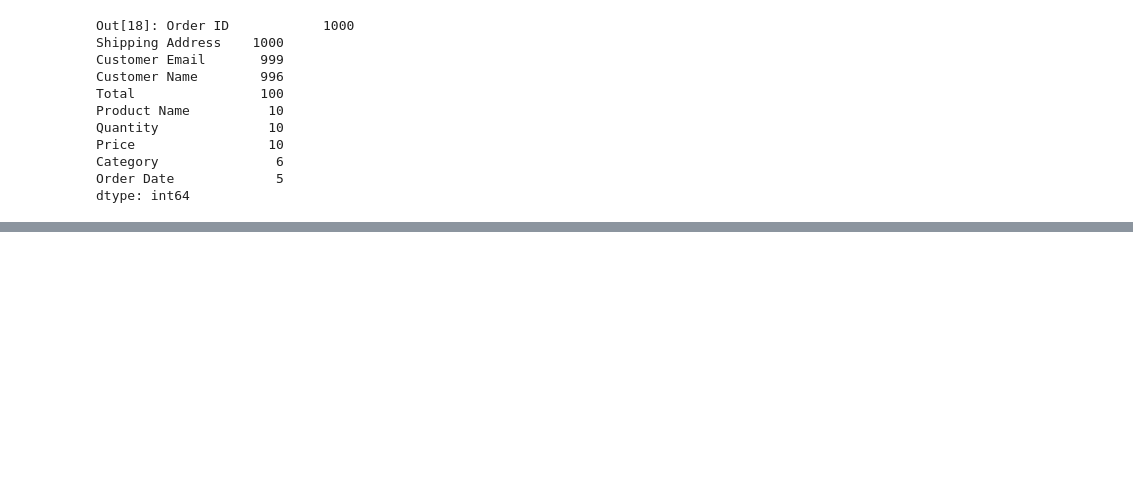
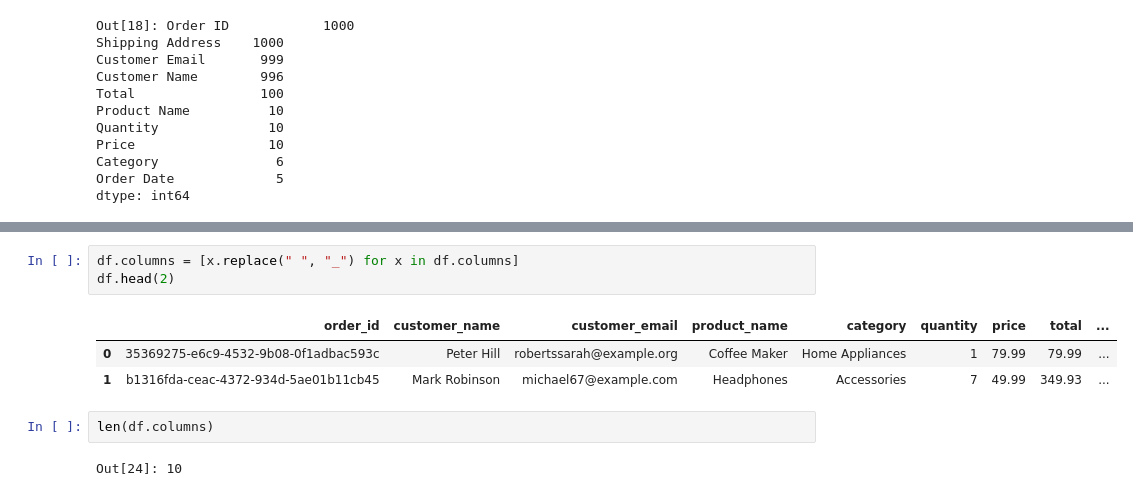
Before and after one commit to kairitugakamash/EDA, a Jupyter notebook: Effortless Data Exploration.ipynb, the cells around one changed output, grey strips where cells are left out. Drawn from its saved outputs; the diff is of its cells as text; blank space fills up the shorter version.

```diff
--- a/Effortless Data Exploration.ipynb
+++ b/Effortless Data Exploration.ipynb
@@ -272,0 +283,11 @@ dtype: int64
+# %%
+df.columns = [x.replace(" ", "_") for x in df.columns]
+df.head(2)
+# %% [output]
+|  | order_id | customer_name | customer_email | product_name | category | quantity | price | total | ... |
+| 0 | 35369275-e6c9-4532-9b08-0f1adbac593c | Peter Hill | robertssarah@example.org | Coffee Maker | Home Appliances | 1 | 79.99 | 79.99 | ... |
+| 1 | b1316fda-ceac-4372-934d-5ae01b11cb45 | Mark Robinson | michael67@example.com | Headphones | Accessories | 7 | 49.99 | 349.93 | ... |
+# %%
+len(df.columns)
+# %% [output]
+Out[24]: 10
```
Also changed, not shown: parts of 3 cells of this notebook.
